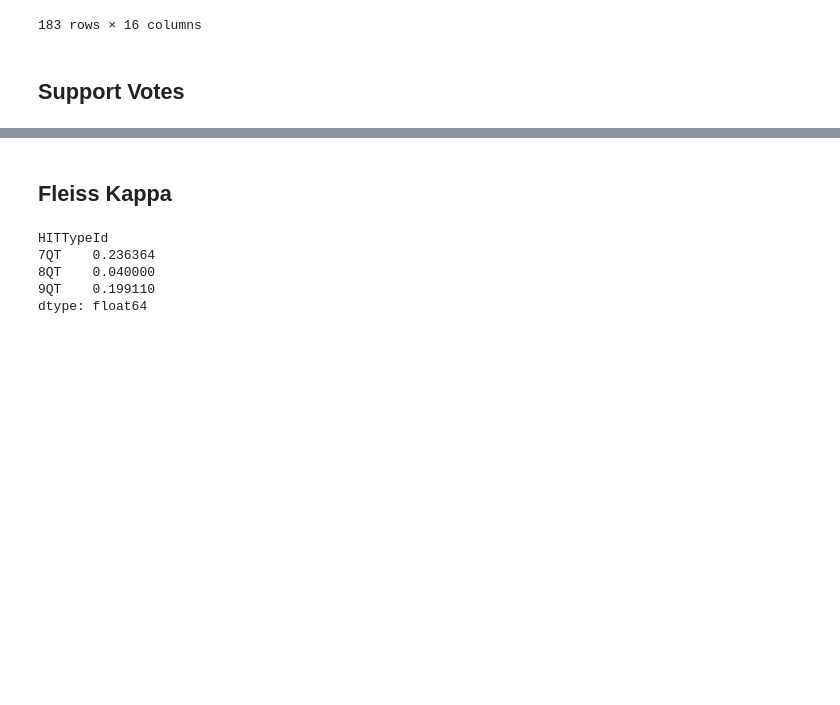
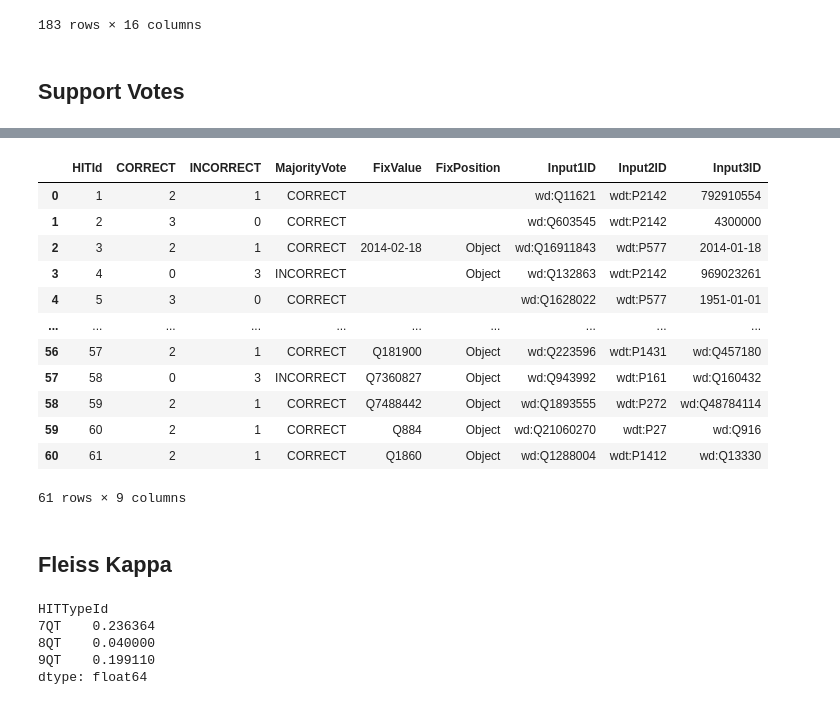
Before and after one commit to theoliver7/uzh-advanced-topics-in-ai, a Jupyter notebook: explorations/Crowd_Sourcing.ipynb, the cells around one changed output, grey strips where cells are left out. Saved outputs shown, nothing was run; the diff lists cells and outputs as text; code cells hidden in the pictures; blank space fills up the shorter version.

```diff
--- a/explorations/Crowd_Sourcing.ipynb
+++ b/explorations/Crowd_Sourcing.ipynb
@@ -158,3 +157,19 @@ answer_distribution_with_inputs[answer_distribution_with_inputs['MajorityVote']
+# %%
+answer_distribution_with_inputs
+# %% [output]
+|  | HITId | CORRECT | INCORRECT | MajorityVote | FixValue | FixPosition | Input1ID | Input2ID | Input3ID |
+| 0 | 1 | 2 | 1 | CORRECT |  |  | wd:Q11621 | wdt:P2142 | 792910554 |
+| 1 | 2 | 3 | 0 | CORRECT |  |  | wd:Q603545 | wdt:P2142 | 4300000 |
+| 2 | 3 | 2 | 1 | CORRECT | 2014-02-18 | Object | wd:Q16911843 | wdt:P577 | 2014-01-18 |
+| 3 | 4 | 0 | 3 | INCORRECT |  | Object | wd:Q132863 | wdt:P2142 | 969023261 |
+| 4 | 5 | 3 | 0 | CORRECT |  |  | wd:Q1628022 | wdt:P577 | 1951-01-01 |
+| ... | ... | ... | ... | ... | ... | ... | ... | ... | ... |
+| 56 | 57 | 2 | 1 | CORRECT | Q181900 | Object | wd:Q223596 | wdt:P1431 | wd:Q457180 |
+| 57 | 58 | 0 | 3 | INCORRECT | Q7360827 | Object | wd:Q943992 | wdt:P161 | wd:Q160432 |
+| 58 | 59 | 2 | 1 | CORRECT | Q7488442 | Object | wd:Q1893555 | wdt:P272 | wd:Q48784114 |
+| 59 | 60 | 2 | 1 | CORRECT | Q884 | Object | wd:Q21060270 | wdt:P27 | wd:Q916 |
+| 60 | 61 | 2 | 1 | CORRECT | Q1860 | Object | wd:Q1288004 | wdt:P1412 | wd:Q13330 |
+61 rows × 9 columns
 # %% [markdown]
 ## Fleiss Kappa
 # %%
```
Also changed, not shown: parts of 8 cells of this notebook, 10 other files.
